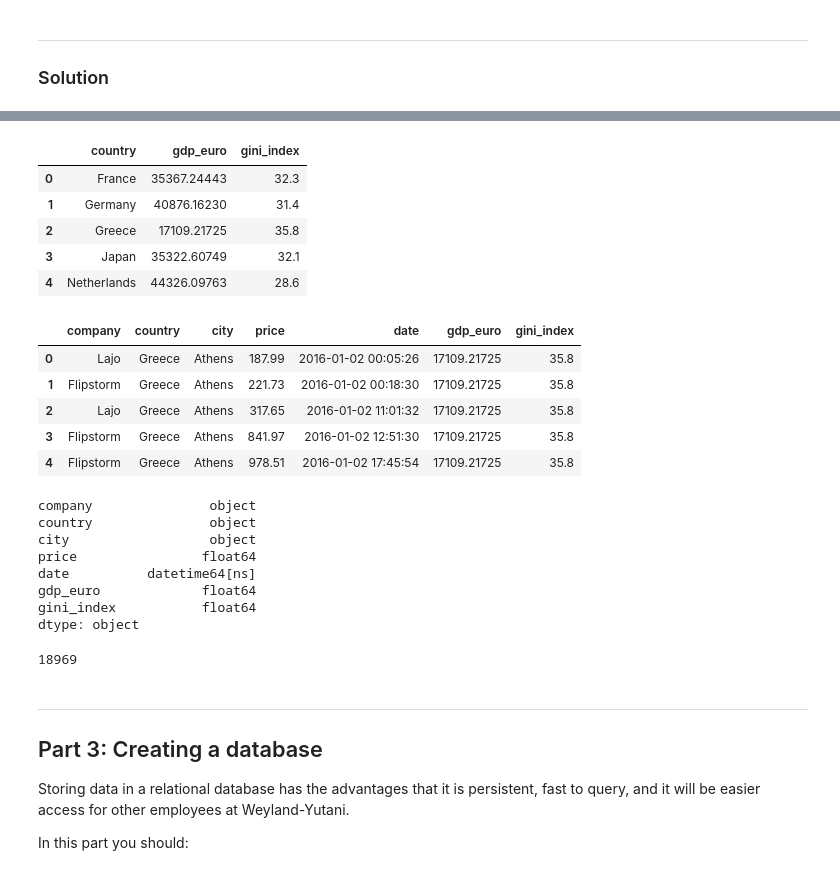
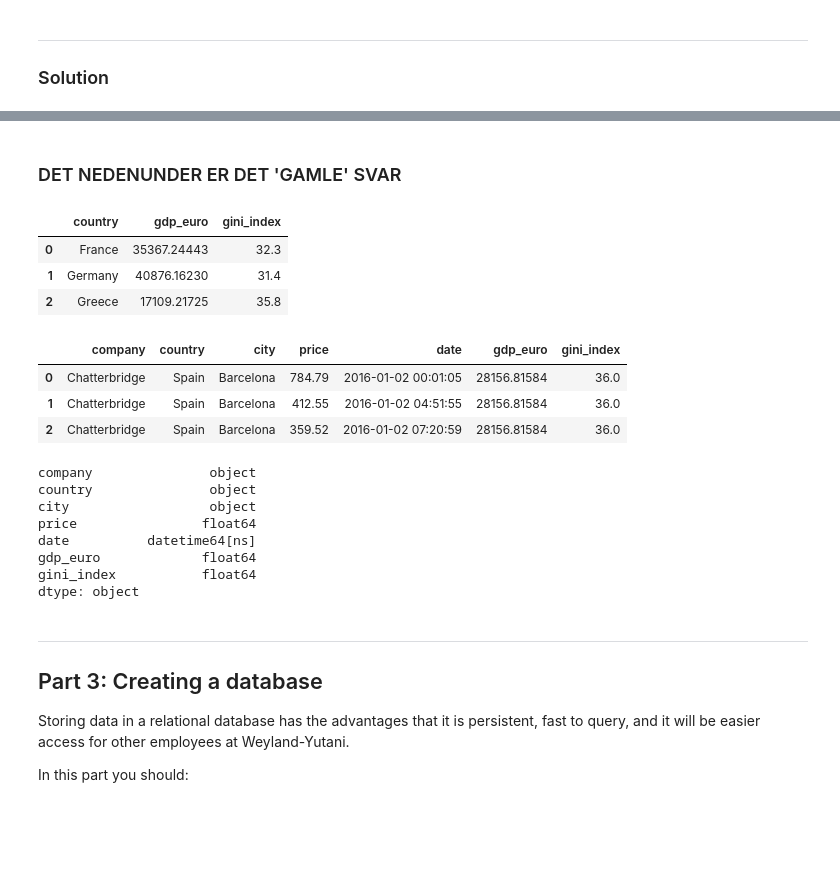
Before and after one commit to vincentvendius/Computational-tools-project-1, a Jupyter notebook: Project1_CustomerDatabase.ipynb, the cells around one changed output, grey strips where cells are left out. Cells and saved outputs as stored; diff of their text form; code cells hidden in the pictures; blank space fills up the shorter version.

```diff
--- a/Project1_CustomerDatabase.ipynb
+++ b/Project1_CustomerDatabase.ipynb
@@ -318,8 +319,6 @@ dtype: object
 
 ***I:*** We find all the unique entries in the price column that are not a price in euro.
 # %%
-price = df.iloc[:,3].astype(str)
-
 listunique = []
 for i in range(0,len(df)):
     price = str(df.iloc[i,3])
@@ -377,7 +376,7 @@ Websites used for currency:
 remove_price = []
 
 for index, row in df.iterrows():
-    if row['price'] == 'void' or row['price'] == 'na' or row['price'] == 'nan' or row['price'] == '-':
+    if row['price'] == 'void' or row['price'] == 'na' or row['price'] == 'nan' or row['price'] == '-' or pd.isna(row['price']) == True:
         remove_price.append(index)
 
 df.drop(remove_price, inplace = True)
@@ -420 +483,3 @@ In this part you should enrich your data with data from at least one external so
+# %% [markdown]
+### DET NEDENUNDER ER DET 'GAMLE' SVAR
 # %%
@@ -422,11 +486,9 @@ In this part you should enrich your data with data from at least one external so
 new_df = pd.read_csv('worldbank_info.csv', encoding='utf-8-sig')
 # %%
-new_df.head(5)
+new_df.head(3)
 # %% [output]
 |  | country | gdp_euro | gini_index |
 | 0 | France | 35367.24443 | 32.3 |
 | 1 | Germany | 40876.16230 | 31.4 |
 | 2 | Greece | 17109.21725 | 35.8 |
-| 3 | Japan | 35322.60749 | 32.1 |
-| 4 | Netherlands | 44326.09763 | 28.6 |
 # %%
@@ -434,12 +496,10 @@ df = pd.merge(df, new_df, on='country',how='inner')
 # %%
-df.head(5)
+df.head(3)
 # %% [output]
 |  | company | country | city | price | date | gdp_euro | gini_index |
-| 0 | Lajo | Greece | Athens | 187.99 | 2016-01-02 00:05:26 | 17109.21725 | 35.8 |
-| 1 | Flipstorm | Greece | Athens | 221.73 | 2016-01-02 00:18:30 | 17109.21725 | 35.8 |
-| 2 | Lajo | Greece | Athens | 317.65 | 2016-01-02 11:01:32 | 17109.21725 | 35.8 |
-| 3 | Flipstorm | Greece | Athens | 841.97 | 2016-01-02 12:51:30 | 17109.21725 | 35.8 |
-| 4 | Flipstorm | Greece | Athens | 978.51 | 2016-01-02 17:45:54 | 17109.21725 | 35.8 |
+| 0 | Chatterbridge | Spain | Barcelona | 784.79 | 2016-01-02 00:01:05 | 28156.81584 | 36.0 |
+| 1 | Chatterbridge | Spain | Barcelona | 412.55 | 2016-01-02 04:51:55 | 28156.81584 | 36.0 |
+| 2 | Chatterbridge | Spain | Barcelona | 359.52 | 2016-01-02 07:20:59 | 28156.81584 | 36.0 |
 # %%
 df.dtypes
 # %% [output]
@@ -451,10 +511,6 @@ date          datetime64[ns]
 gdp_euro             float64
 gini_index           float64
 dtype: object
-# %%
-len(df)
-# %% [output]
-18969
 # %% [markdown]
 ---
 ## Part 3: Creating a database
```
Also changed, not shown: parts of 17 cells of this notebook.
